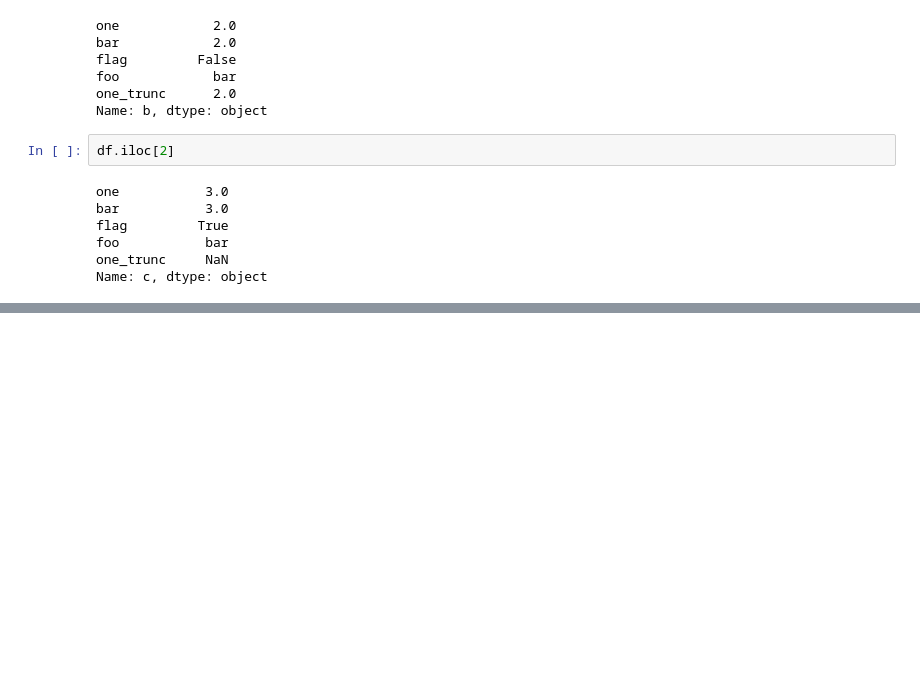
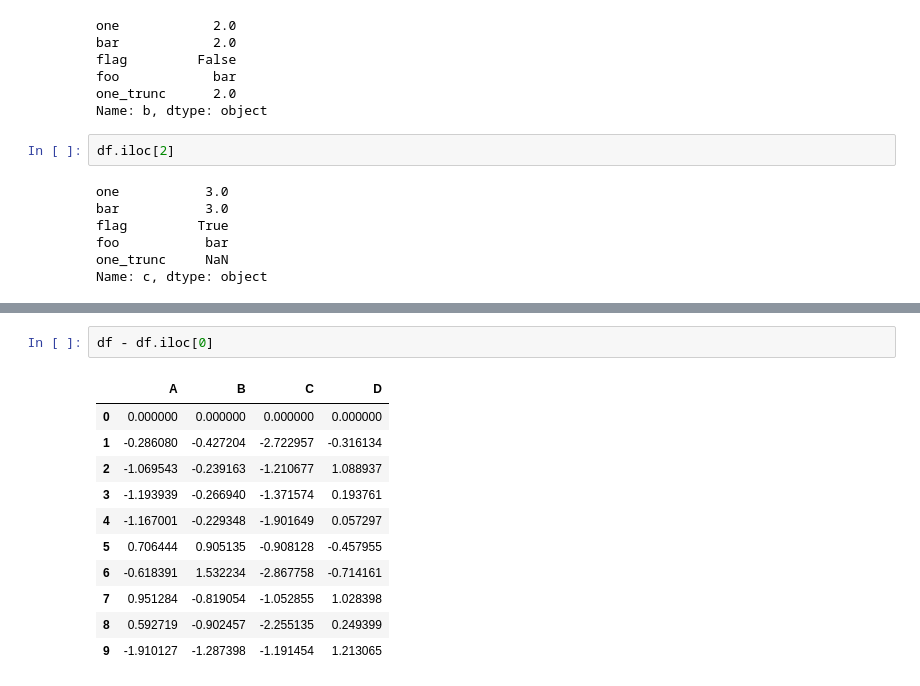
Before and after one commit to imvickykumar999/Hyper-4D-Game, a Jupyter notebook: 4D Games/Panel_4D.ipynb, the cells around one changed output, grey strips where cells are left out. Cells and saved outputs as stored; diff of their text form; blank space fills up the shorter version.

```diff
--- a/4D Games/Panel_4D.ipynb
+++ b/4D Games/Panel_4D.ipynb
@@ -514,0 +553,14 @@ Name: c, dtype: object
+# %%
+df - df.iloc[0]
+# %% [output]
+|  | A | B | C | D |
+| 0 | 0.000000 | 0.000000 | 0.000000 | 0.000000 |
+| 1 | -0.286080 | -0.427204 | -2.722957 | -0.316134 |
+| 2 | -1.069543 | -0.239163 | -1.210677 | 1.088937 |
+| 3 | -1.193939 | -0.266940 | -1.371574 | 0.193761 |
+| 4 | -1.167001 | -0.229348 | -1.901649 | 0.057297 |
+| 5 | 0.706444 | 0.905135 | -0.908128 | -0.457955 |
+| 6 | -0.618391 | 1.532234 | -2.867758 | -0.714161 |
+| 7 | 0.951284 | -0.819054 | -1.052855 | 1.028398 |
+| 8 | 0.592719 | -0.902457 | -2.255135 | 0.249399 |
+| 9 | -1.910127 | -1.287398 | -1.191454 | 1.213065 |
```
Also changed, not shown: parts of 18 cells of this notebook.
